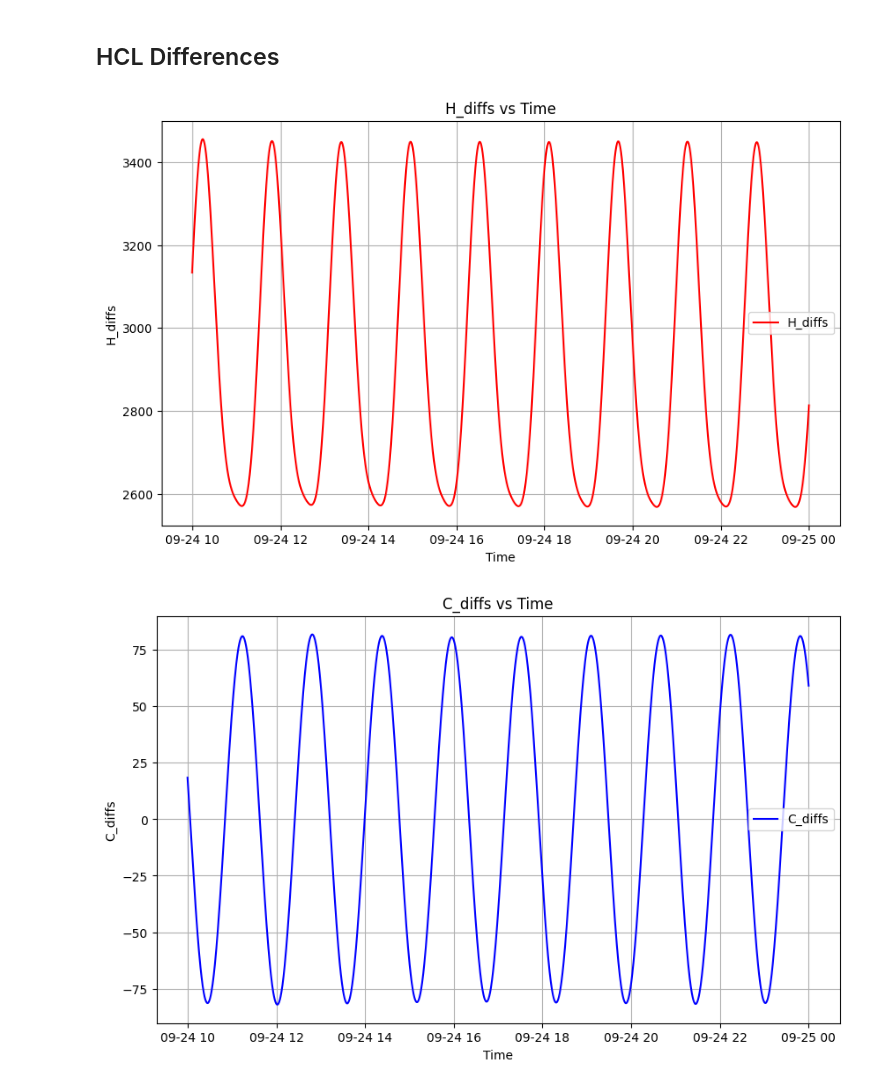
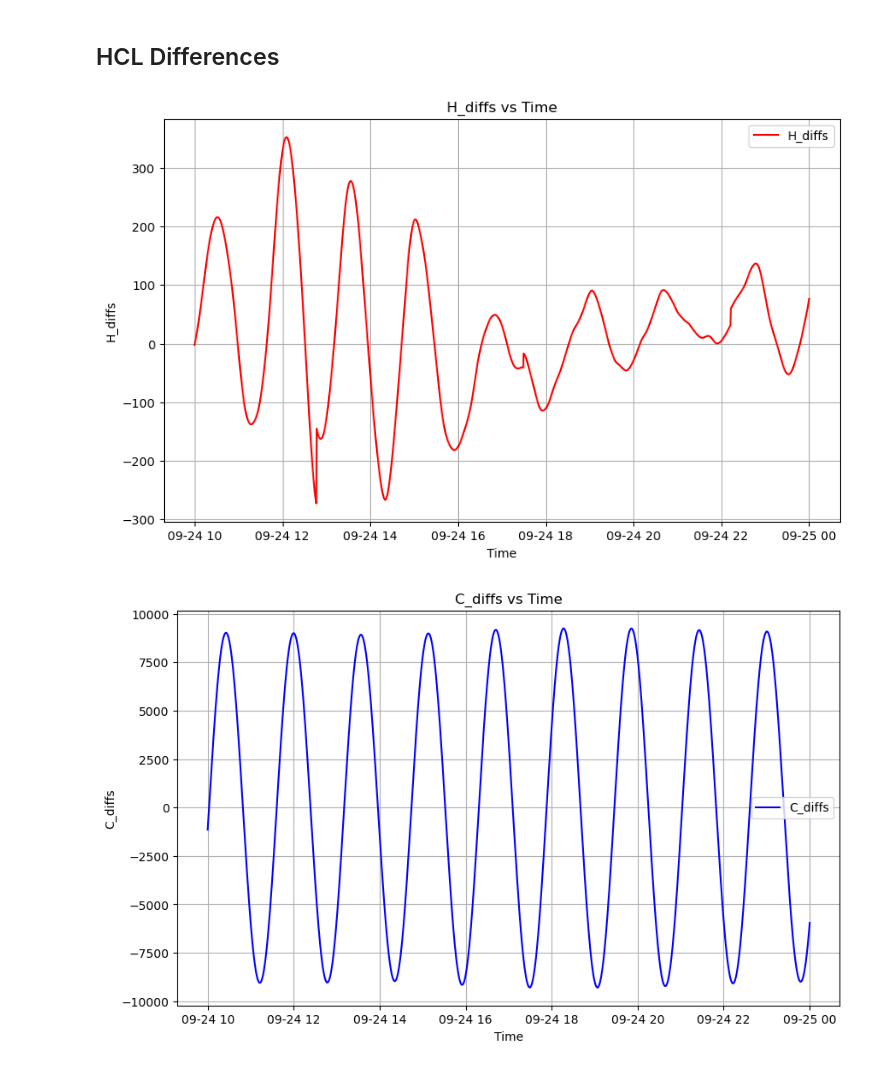
Before and after one commit to blueriver212/Orbit-Callibration, a Jupyter notebook: OrbitCallibration.ipynb, the cells around one changed output. Drawn from its saved outputs; the diff is of its cells as text; code cells hidden in the pictures.

```diff
--- a/OrbitCallibration.ipynb
+++ b/OrbitCallibration.ipynb
@@ -78,7 +42,9 @@ sp3_ephemeris_before_trans = []
 
 from datetime import timedelta
 
-# sp3 data is in ecef, so it needs to be converted to inertial
+from astropy.utils import iers
+iers.conf.auto_download = True
+
 def process_raw_sp3(product):
   sp3_ephemeris = []
   for item in product.satellites[0].records:
@@ -111,5 +77,7 @@ def process_raw_sp3(product):
       })
 
   return sp3_ephemeris
+
+sp3_ephemeris = process_raw_sp3(product)
 # %% [markdown]
 ### Time plot of data
@@ -119,25 +83,0 @@ sp3_ephemeris_L65 = process_raw_sp3(product_L65)
-# %%
-import numpy as np
-
-# Assuming sp3_ephemeris_L64 and sp3_ephemeris_L65 are your datasets for the two satellites
-
-# Function to calculate the distance between two position vectors
-def calculate_position_difference(pos1, pos2):
-    return np.linalg.norm(np.array(pos1)) - np.linalg.norm(np.array(pos2))
-
-# Calculating the position differences
-position_differences = [calculate_position_difference(d1['position'], d2['position'])
-                        for d1, d2 in zip(sp3_ephemeris_L64, sp3_ephemeris_L65)]
-
-# Extracting the times (assuming both satellites have the same time steps)
-times = [d['time'] for d in sp3_ephemeris_L64]
-
-# Now you can plot the position differences over time
-import matplotlib.pyplot as plt
-
-plt.figure(figsize=(10, 6))
-plt.plot(times, position_differences)
-plt.xlabel('Time')
-plt.ylabel('Position Difference (meters)')
-plt.title('Position Difference Between Two Satellites Over Time')
-plt.show()
@@ -392,6 +326,7 @@ def HCL_diff(eph1, eph2):
     C_diffs = []
     L_diffs = []
     time = []
+    positions = []
 
     for i in range(0, len(eph1), 1):
 
@@ -402,37 +337,35 @@ def HCL_diff(eph1, eph2):
         v1 = np.array(eph1[i]['velocity'])
         v2 = np.array(eph2[i]['velocity'])
 
         unit_radial = r1/np.linalg.norm(r1)
         unit_cross_track = np.cross(r1, v1)/np.linalg.norm(np.cross(r1, v1))
         unit_along_track = np.cross(unit_radial, unit_cross_track)
 
         #put the three unit vectors into a matrix
         unit_vectors = np.array([unit_radial, unit_cross_track, unit_along_track])
 
         #subtract the two position vectors
         r_diff = r1 - r2
 
         #relative position in HCL frame
         r_diff_HCL = np.matmul(unit_vectors, r_diff)
 
         #height, cross track and along track differences
         h_diff = r_diff_HCL[0]
         c_diff = r_diff_HCL[1]
         l_diff = r_diff_HCL[2]
 
         H_diffs.append(h_diff)
         C_diffs.append(c_diff)
         L_diffs.append(l_diff)
         time.append(eph1[i]['time'])
+        positions.append(r1)
 
-    return [time, H_diffs, C_diffs, L_diffs]
+    return [time, H_diffs, C_diffs, L_diffs, positions] # also return the position and velocity of the TLE ephemeris for the correction mapping
 
-#HCL = HCL_diff(tle_ephemeris, sp3_ephemeris)
+HCL = HCL_diff(tle_ephemeris, sp3_ephemeris)
 
-# compare grace fo-1 and grace fo-2
-HCL = HCL_diff(sp3_ephemeris_L64, sp3_ephemeris_L65)
-# Plot the data
 plot_HCL(HCL[0], HCL[1], HCL[2], HCL[3])
 # %% [output]
-[figure, old version]
+[figure, new version]
-[figure, old version]
+[figure, new version]
```
Also changed, not shown: parts of 19 cells of this notebook, 7 other files.
